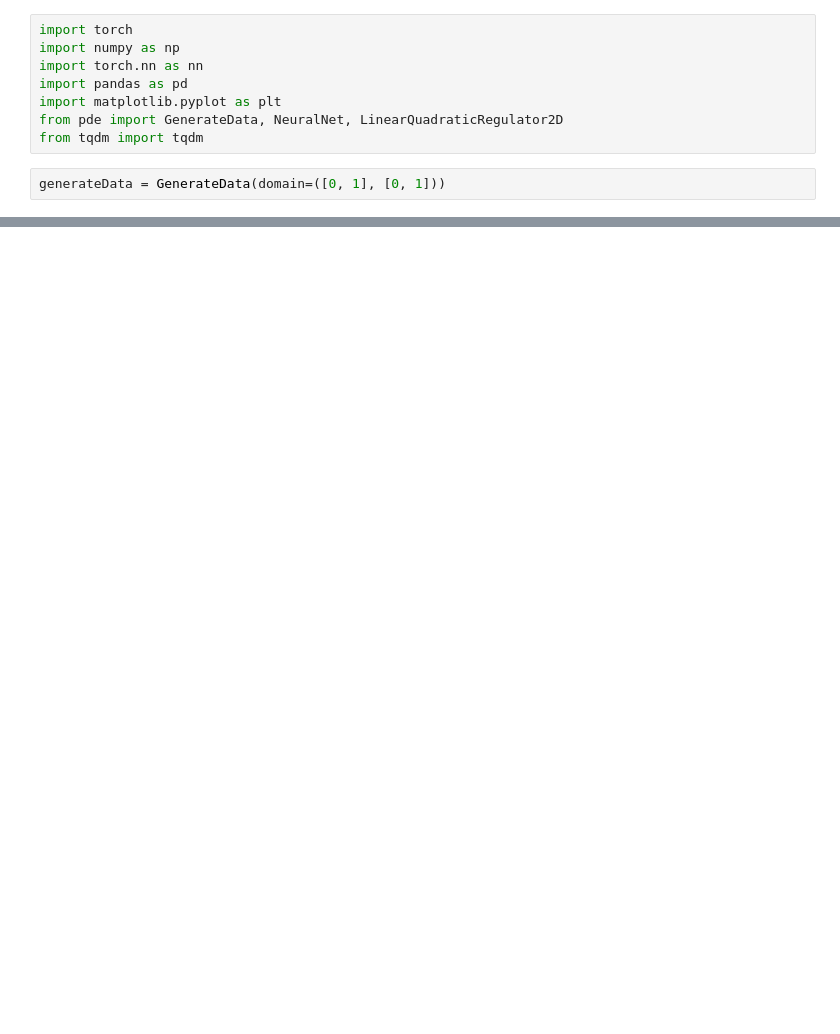
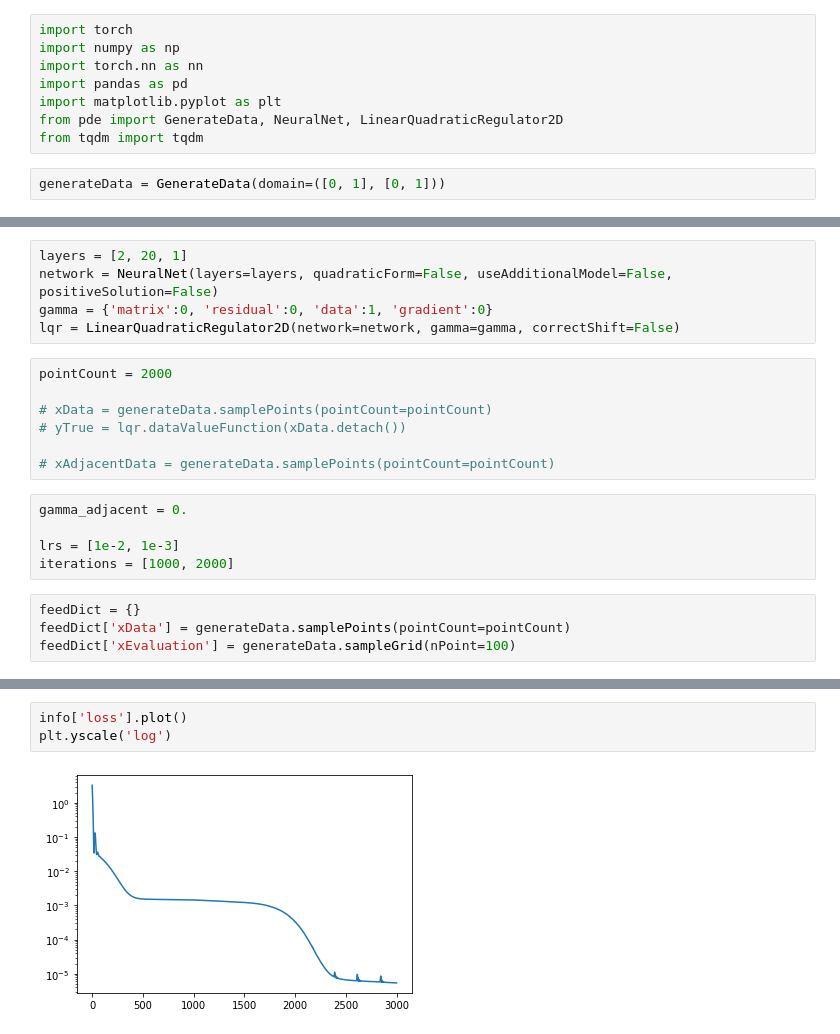
Before and after one commit to alaignelet/optimal_control, a Jupyter notebook: data_augmentation.ipynb, the cells around one changed output, grey strips where cells are left out. Drawn from its saved outputs; the diff is of its cells as text; blank space fills up the shorter version.

```diff
--- a/data_augmentation.ipynb
+++ b/data_augmentation.ipynb
@@ -17,0 +30,21 @@ plt.scatter( points.detach().numpy()[:, 0], points.detach().numpy()[:, 1] )
+# %%
+layers = [2, 20, 1]
+network = NeuralNet(layers=layers, quadraticForm=False, useAdditionalModel=False, positiveSolution=False)
+gamma = {'matrix':0, 'residual':0, 'data':1, 'gradient':0}
+lqr = LinearQuadraticRegulator2D(network=network, gamma=gamma, correctShift=False)
+# %%
+pointCount = 2000
+
+# xData = generateData.samplePoints(pointCount=pointCount)
+# yTrue = lqr.dataValueFunction(xData.detach())
+
+# xAdjacentData = generateData.samplePoints(pointCount=pointCount)
+# %%
+gamma_adjacent = 0.
+
+lrs = [1e-2, 1e-3]
+iterations = [1000, 2000]
+# %%
+feedDict = {}
+feedDict['xData'] = generateData.samplePoints(pointCount=pointCount)
+feedDict['xEvaluation'] = generateData.sampleGrid(nPoint=100)
@@ -17,0 +119,5 @@ plt.scatter( points.detach().numpy()[:, 0], points.detach().numpy()[:, 1] )
+# %%
+info['loss'].plot()
+plt.yscale('log')
+# %% [output]
+[figure, added]
```
Also changed, not shown: parts of 11 cells of this notebook.
